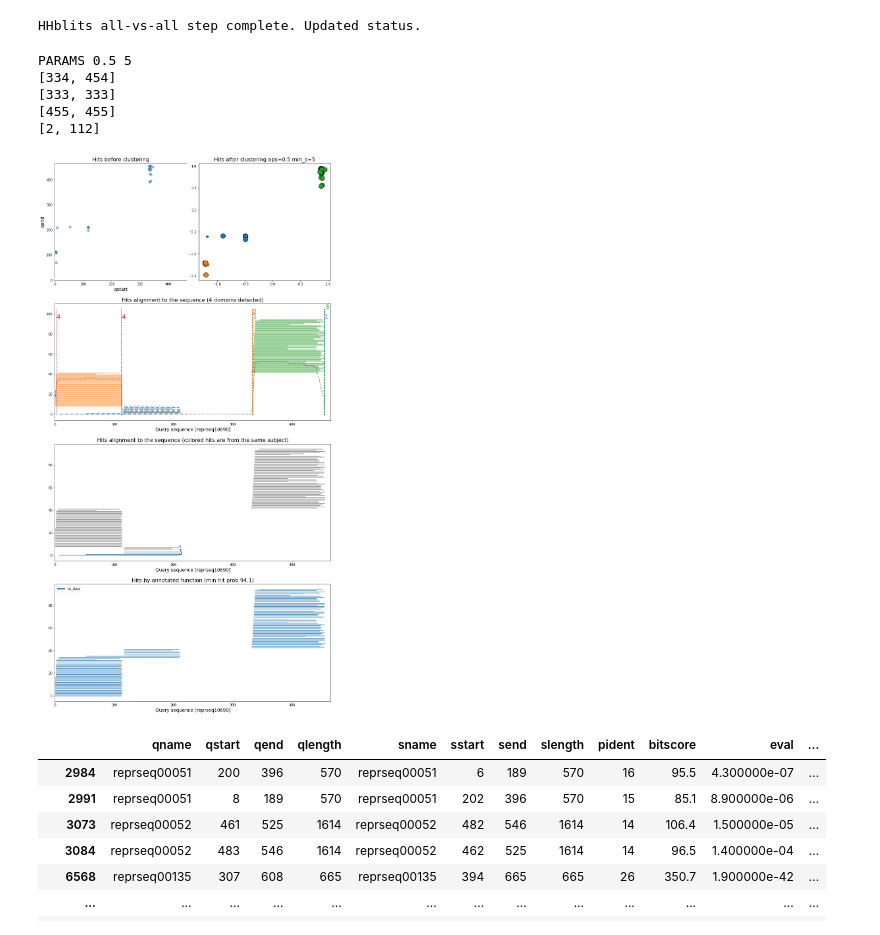
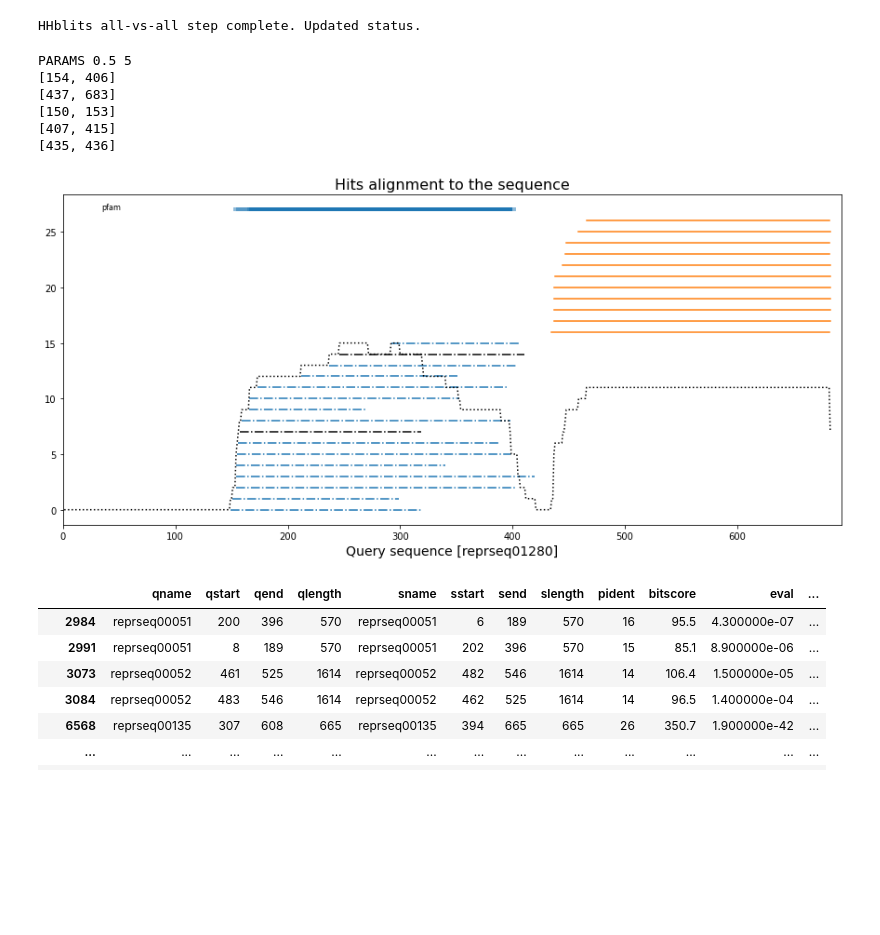
Before and after one commit to bioinf-mcb/phage-protein-modularity-data, a Jupyter notebook: pipeline/Workflow-dev.ipynb, the cells around one changed output. Drawn from its saved outputs; the diff is of its cells as text; code cells hidden in the pictures; blank space fills up the shorter version.

```diff
--- a/pipeline/Workflow-dev.ipynb
+++ b/pipeline/Workflow-dev.ipynb
@@ -211,6 +211,11 @@ if run_mode == 'hhblits': # execute this only when creating profiles with hhblit
 
         # save params to log
         save_params_hhblits(work_dir=work_dir, n=n, mact=mact, p=p, qid=qid, cov=cov)
+# %%
+### load db tables - quick fix
+import pandas as pd
+pfam_table = pd.read_csv(work_dir + 'intermediate/prot-families/functional/hhblits-pfam.txt', sep=',')
+db_tables = {'pfam':pfam_table}
 # %%
 ### Analysis - find ECFs ###
 
@@ -280,7 +285,7 @@ if validate_input_ECF(work_dir):
 
         benchmark_set = {'random': {26087: {}}}
 
-        prot_lst      = [10690]
+        prot_lst      = [1280]
         benchmark_set = convert_list_to_benchmark_input(prot_lst)
 
         # 10162: {} # crushes when 50% filter applied
@@ -291,7 +296,7 @@ if validate_input_ECF(work_dir):
                                              names_dict={}, clustering_pngs_dirpath=work_dir + 'output/ecf-search/plots',
                                              min_coverage=min_coverage, domain_min_len=domain_min_len,
                                              merge_size_cutoff=merge_size_cutoff, merge_shared_cutoff=merge_shared_cutoff,
-                                             dataset_name=dataset_name, db_tables={}, steps=steps, prefix_id='reprseq')
+                                             dataset_name=dataset_name, db_tables=db_tables, steps=steps, prefix_id='reprseq')
 
     elif ecf_runmode == 'scan':
 
@@ -300,38 +305,39 @@ if validate_input_ECF(work_dir):
         ids = list(hhr_table['qname'].unique())
         rp = random.sample(ids, 300)
         hhr_table = hhr_table[hhr_table['qname'].isin(rp)]
         ### !!! END-DEV
 
         ECFs_results = ds.funct.run_domain_finder(hhr_table, clust_eps, clust_min_sample, min_coverage,
                                                    domain_min_len, merge_size_cutoff, merge_shared_cutoff,
                                                    steps)
         store_scan_results(work_dir, ECFs_results)
 
     elif ecf_runmode == 'scan-min':
 
          ### !!!! DEV - cut list to get faster devel computation
 #         import random
 #         ids = list(hhr_table['qname'].unique())
 #         rp = random.sample(ids, 30)
 #         hhr_table = hhr_table[hhr_table['qname'].isin(rp)]
         ### !!! END-DEV
 
         ECFs_results = ds.funct.run_domain_finder_min(hhr_table, clust_eps, clust_min_sample, min_coverage,
                                                    domain_min_len, merge_size_cutoff, merge_shared_cutoff,
                                                    steps)
         store_scan_results(work_dir, ECFs_results, mode='pickle')
 
     # verify output and save log file
     validate_output_ECF(work_dir, ecf_runmode, filters_params, filters_used, clust_eps, clust_min_sample,
                         min_coverage, domain_min_len, merge_size_cutoff,
                         merge_shared_cutoff, steps)
 # %% [output]
 PARAMS 0.5 5
-[334, 454]
-[333, 333]
-[455, 455]
-[2, 112]
+[154, 406]
+[437, 683]
+[150, 153]
+[407, 415]
+[435, 436]
-[figure, old version]
+[figure, new version]
 # %%
 hhr_table
 # %% [output]
```
Also changed, not shown: parts of 2 cells of this notebook, 7 other files.
